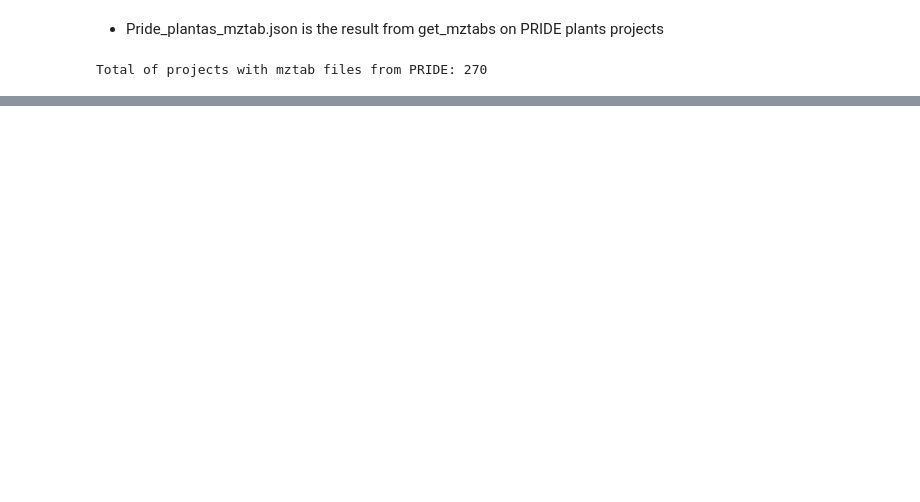
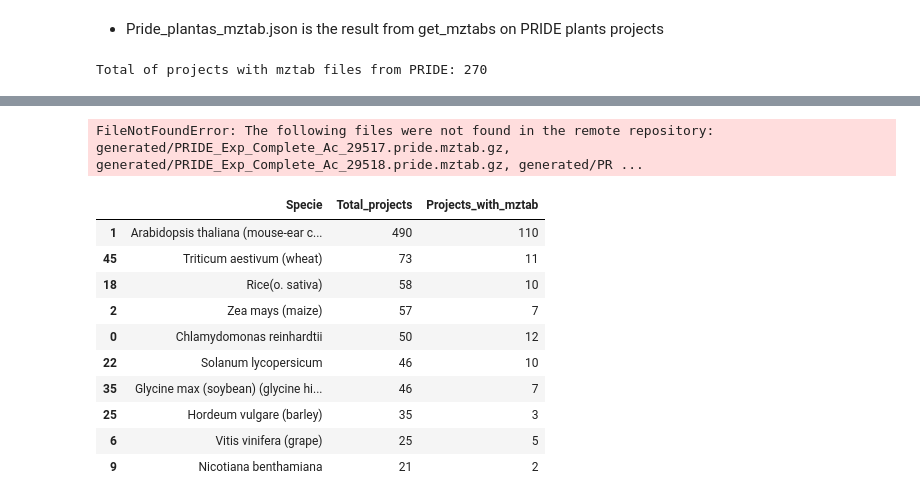
Before and after one commit to tiagocabralborelli/lncRNA, a Jupyter notebook: pride.ipynb, the cells around one changed output, grey strips where cells are left out. Drawn from its saved outputs; the diff is of its cells as text; code cells hidden in the pictures; blank space fills up the shorter version.

Commit message:
try to find PEPs in coffie/soy/arab

```diff
--- a/pride.ipynb
+++ b/pride.ipynb
@@ -60,4 +97,6 @@ c_arabica_projects
 # %%
-for projetcs in c_arabica_projects:
-    pride_ppx_obj = ppx.PrideProject(projetcs,local = "/home/tiagoborelli/Documentos/lncRNA/coffie")
+for projetcs in example_projects:
+    pride_ppx_obj = ppx.PrideProject(projetcs,local = "/home/tiagoborelli/Documentos/lncRNA/soybean")
     pride_ppx_obj.download(pride_plants_mztab[projetcs])
+# %% [output]
+FileNotFoundError: The following files were not found in the remote repository: generated/PRIDE_Exp_Complete_Ac_29517.pride.mztab.gz, generated/PRIDE_Exp_Complete_Ac_29518.pride.mztab.gz, generated/PR ...
@@ -65,0 +103,14 @@ for projetcs in c_arabica_projects:
+# %%
+plants_count_dataframe.head(10)
+# %% [output]
+|  | Specie | Total_projects | Projects_with_mztab |
+| 1 | Arabidopsis thaliana (mouse-ear c... | 490 | 110 |
+| 45 | Triticum aestivum (wheat) | 73 | 11 |
+| 18 | Rice(o. sativa) | 58 | 10 |
+| 2 | Zea mays (maize) | 57 | 7 |
+| 0 | Chlamydomonas reinhardtii | 50 | 12 |
+| 22 | Solanum lycopersicum | 46 | 10 |
+| 35 | Glycine max (soybean) (glycine hi... | 46 | 7 |
+| 25 | Hordeum vulgare (barley) | 35 | 3 |
+| 6 | Vitis vinifera (grape) | 25 | 5 |
+| 9 | Nicotiana benthamiana | 21 | 2 |
```
Also changed, not shown: parts of 15 cells of this notebook, 3 other files.
